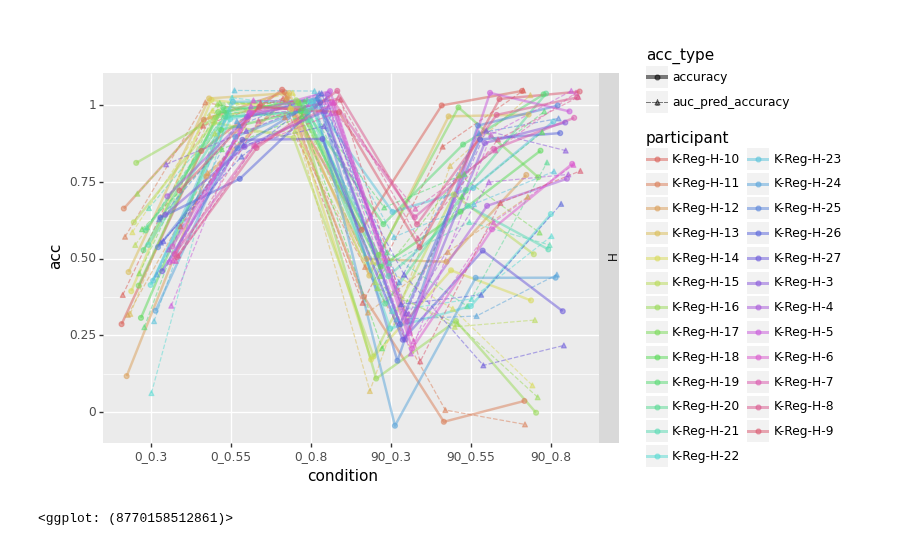
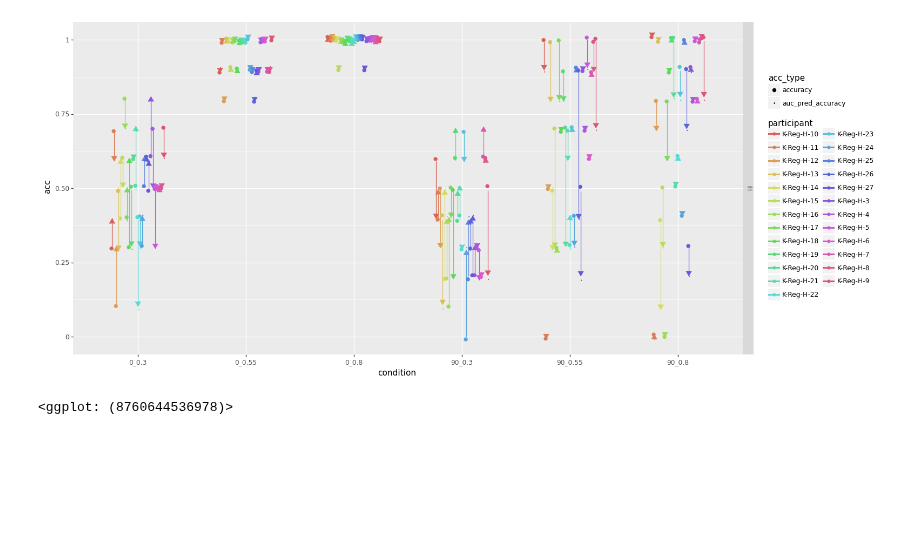
Before and after one commit to acercyc/Keio-Testing_analysis, a Jupyter notebook: src/report_three_dot_prediction_group.ipynb, the cells around one changed output. Cells and saved outputs as stored; diff of their text form; code cells hidden in the pictures; blank space fills up the shorter version.

```diff
--- a/src/report_three_dot_prediction_group.ipynb
+++ b/src/report_three_dot_prediction_group.ipynb
@@ -51,17 +50,32 @@ df_2.head()
+# %%
+(
+    ggplot(df_2, aes(x='condition', y='acc'))
+    # + geom_line(aes(linetype='acc_type', color='participant', group='pp', size='acc_type'), alpha=1, position = position_jitterdodge(0, 0.1, 0.5, random_state=0))
+    + geom_line(aes(color='participant', group='pc'), position = position_jitterdodge(0, 0.01, 0.5, random_state=0), arrow=arrow(length=0.1, type='close'))
+    # + scale_size_manual([1, 0.5])
+    + geom_point(aes(color='participant', group='pp', shape='acc_type', size='acc_type'), alpha=1, position = position_jitterdodge(0, 0.01, 0.5, random_state=0))
+    + scale_size_discrete(range=[2, 0])
+    # + scale_shape_manual(['.', 'o'])
+    + facet_grid('group~.')
+    + theme(figure_size=(16, 8))
+    # + geom_point()
+    # + pn.scale_color_brewer('spectral')
+)
+# %% [output]
+[figure, added]
+<ggplot: (8760644536978)>
 # %%
 (
     ggplot(df_2, aes(x='condition', y='acc'))
-    + geom_line(aes(linetype='acc_type', color='participant', group='pp', size='acc_type'), alpha=0.5, position = position_jitterdodge(0.01, 0.05, random_state=0))
+    # + geom_line(aes(linetype='acc_type', color='participant', group='pp', size='acc_type'), alpha=0.5, position = position_jitterdodge(0.01, 0.05, random_state=0))
     + scale_size_manual([1, 0.5])
-    + geom_point(aes(shape='acc_type', color='participant', group='pp'), alpha=0.5, position = position_jitterdodge(0.01, 0.05, random_state=0))
+    + geom_point(aes(color='participant', group='pp', shape='acc_type'), alpha=0.5, position = position_jitterdodge(0.01, 0.05, random_state=0))
+    + scale_shape_manual(['.', 'o'])
     + facet_grid('group~.')
-    # + theme(figure_size=(8, 8))
+    + theme(figure_size=(8, 8))
     # + geom_point()
     # + pn.scale_color_brewer('spectral')
 )
-# %% [output]
-[figure, removed]
-<ggplot: (8770158512861)>
 # %%
 # f = plt.figure(figsize=(10, 5))
 # df_['angular bias'] = pd.Categorical(df_['angular bias'])
```
Also changed, not shown: parts of 2 cells of this notebook, 3 other files.
